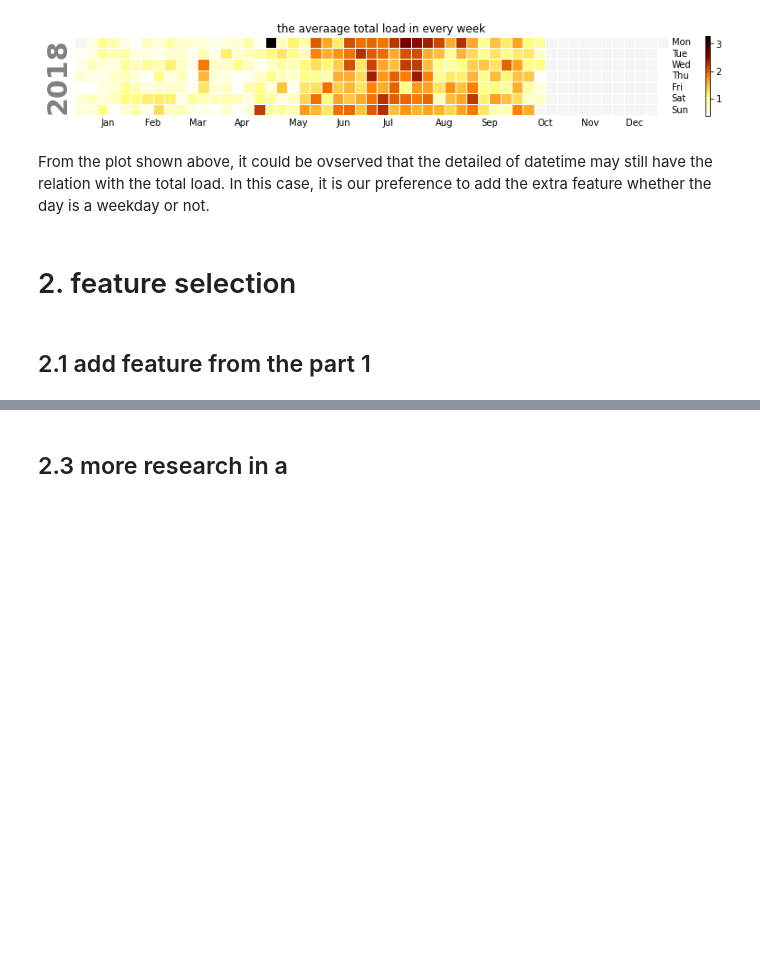
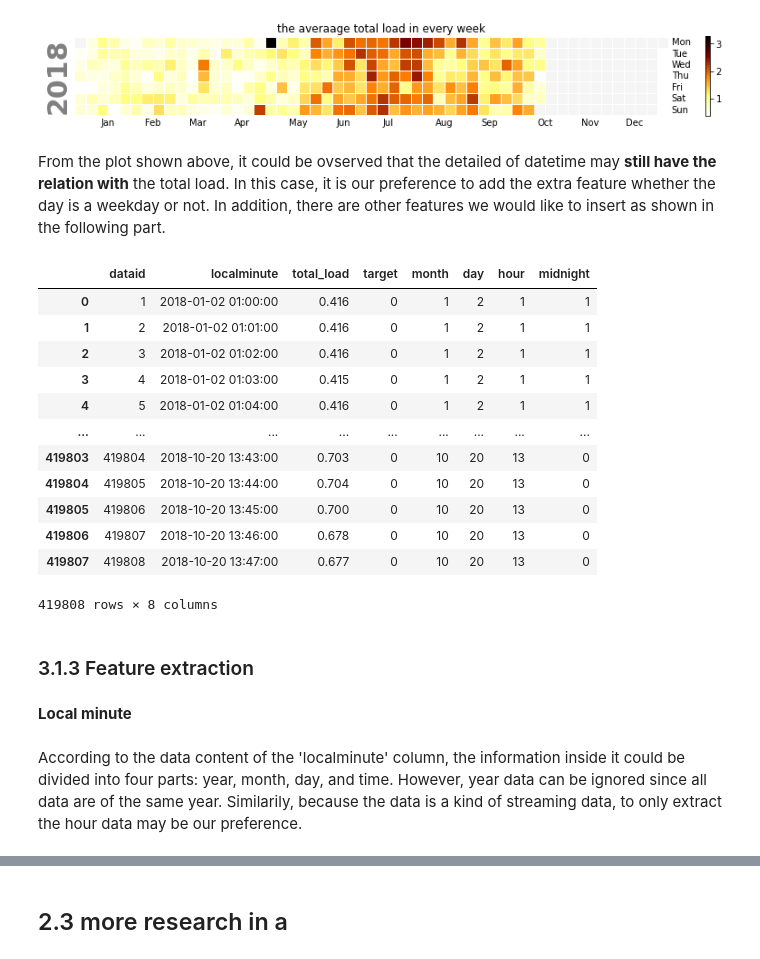
Before and after one commit to Alexender-Ye/5149, a Jupyter notebook: pre_v1.ipynb, the cells around one changed output, grey strips where cells are left out. Drawn from its saved outputs; the diff is of its cells as text; code cells hidden in the pictures; blank space fills up the shorter version.

```diff
--- a/pre_v1.ipynb
+++ b/pre_v1.ipynb
@@ -310,11 +308,29 @@ findfont: Font family ['Helvetica'] not found. Falling back to DejaVu Sans.
  array([<AxesSubplot:ylabel='2018'>], dtype=object))
 [figure]
 # %% [markdown]
-From the plot shown above, it could be ovserved that the detailed of datetime may still have the relation with the total load. In this case, it is our preference to add the extra feature whether the day is a weekday or not.
+From the plot shown above, it could be ovserved that the detailed of datetime may **still have the relation with** the total load. In this case, it is our preference to add the extra feature whether the day is a weekday or not. In addition, there are other features we would like to insert as shown in the following part.
-# %% [markdown]
-# 2. feature selection
-# %% [markdown]
-## 2.1 add feature from the part 1
+# %%
+traditional_file
+# %% [output]
+|  | dataid | localminute | total_load | target | month | day | hour | midnight |
+| 0 | 1 | 2018-01-02 01:00:00 | 0.416 | 0 | 1 | 2 | 1 | 1 |
+| 1 | 2 | 2018-01-02 01:01:00 | 0.416 | 0 | 1 | 2 | 1 | 1 |
+| 2 | 3 | 2018-01-02 01:02:00 | 0.416 | 0 | 1 | 2 | 1 | 1 |
+| 3 | 4 | 2018-01-02 01:03:00 | 0.415 | 0 | 1 | 2 | 1 | 1 |
+| 4 | 5 | 2018-01-02 01:04:00 | 0.416 | 0 | 1 | 2 | 1 | 1 |
+| ... | ... | ... | ... | ... | ... | ... | ... | ... |
+| 419803 | 419804 | 2018-10-20 13:43:00 | 0.703 | 0 | 10 | 20 | 13 | 0 |
+| 419804 | 419805 | 2018-10-20 13:44:00 | 0.704 | 0 | 10 | 20 | 13 | 0 |
+| 419805 | 419806 | 2018-10-20 13:45:00 | 0.700 | 0 | 10 | 20 | 13 | 0 |
+| 419806 | 419807 | 2018-10-20 13:46:00 | 0.678 | 0 | 10 | 20 | 13 | 0 |
+| 419807 | 419808 | 2018-10-20 13:47:00 | 0.677 | 0 | 10 | 20 | 13 | 0 |
+419808 rows × 8 columns
+# %% [markdown]
+### 3.1.3 Feature extraction
+# %% [markdown]
+**Local minute**
+# %% [markdown]
+According to the data content of the 'localminute' column, the information inside it could be divided into four parts: year, month, day, and time. However, year data can be ignored since all data are of the same year. Similarily, because the data is a kind of streaming data, to only extract the hour data may be our preference.
 # %%
 traditional_file['month'] = traditional_file['localminute'].map(lambda x:x.month)
 # sunday is 0
```
Also changed, not shown: parts of 10 cells of this notebook.
